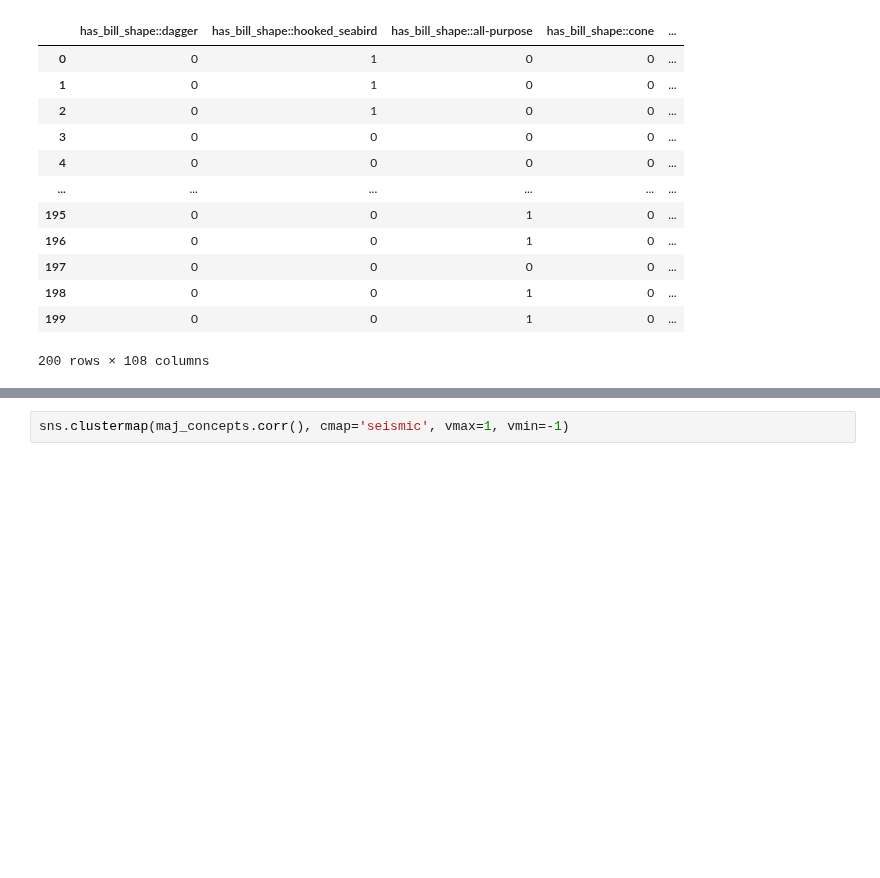
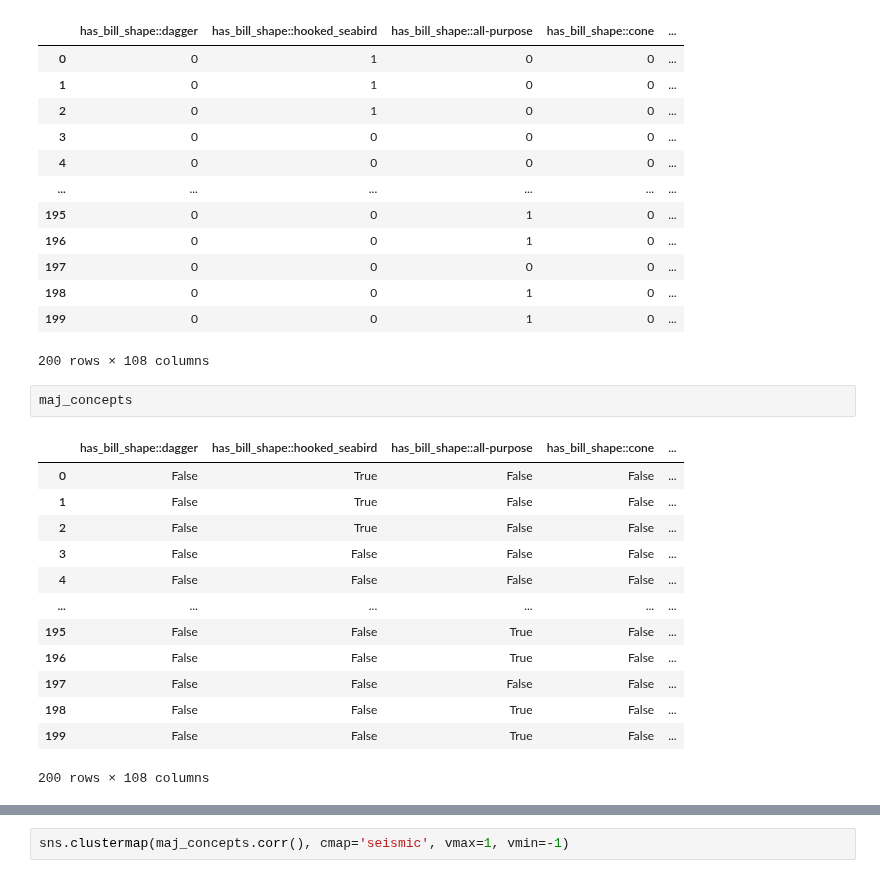
Before and after one commit to nathanwang000/ConceptCredibleModel, a Jupyter notebook: notebooks/birds_concepts.ipynb, the cells around one changed output, grey strips where cells are left out. Cells and saved outputs as stored; diff of their text form; blank space fills up the shorter version.

```diff
--- a/notebooks/birds_concepts.ipynb
+++ b/notebooks/birds_concepts.ipynb
@@ -51,3 +51,19 @@ maj_concepts.astype(int)
 | 198 | 0 | 0 | 1 | 0 | ... |
 | 199 | 0 | 0 | 1 | 0 | ... |
 200 rows × 108 columns
+# %%
+maj_concepts
+# %% [output]
+|  | has_bill_shape::dagger | has_bill_shape::hooked_seabird | has_bill_shape::all-purpose | has_bill_shape::cone | ... |
+| 0 | False | True | False | False | ... |
+| 1 | False | True | False | False | ... |
+| 2 | False | True | False | False | ... |
+| 3 | False | False | False | False | ... |
+| 4 | False | False | False | False | ... |
+| ... | ... | ... | ... | ... | ... |
+| 195 | False | False | True | False | ... |
+| 196 | False | False | True | False | ... |
+| 197 | False | False | False | False | ... |
+| 198 | False | False | True | False | ... |
+| 199 | False | False | True | False | ... |
+200 rows × 108 columns
```
Also changed, not shown: parts of 2 cells of this notebook, 8 other files.
